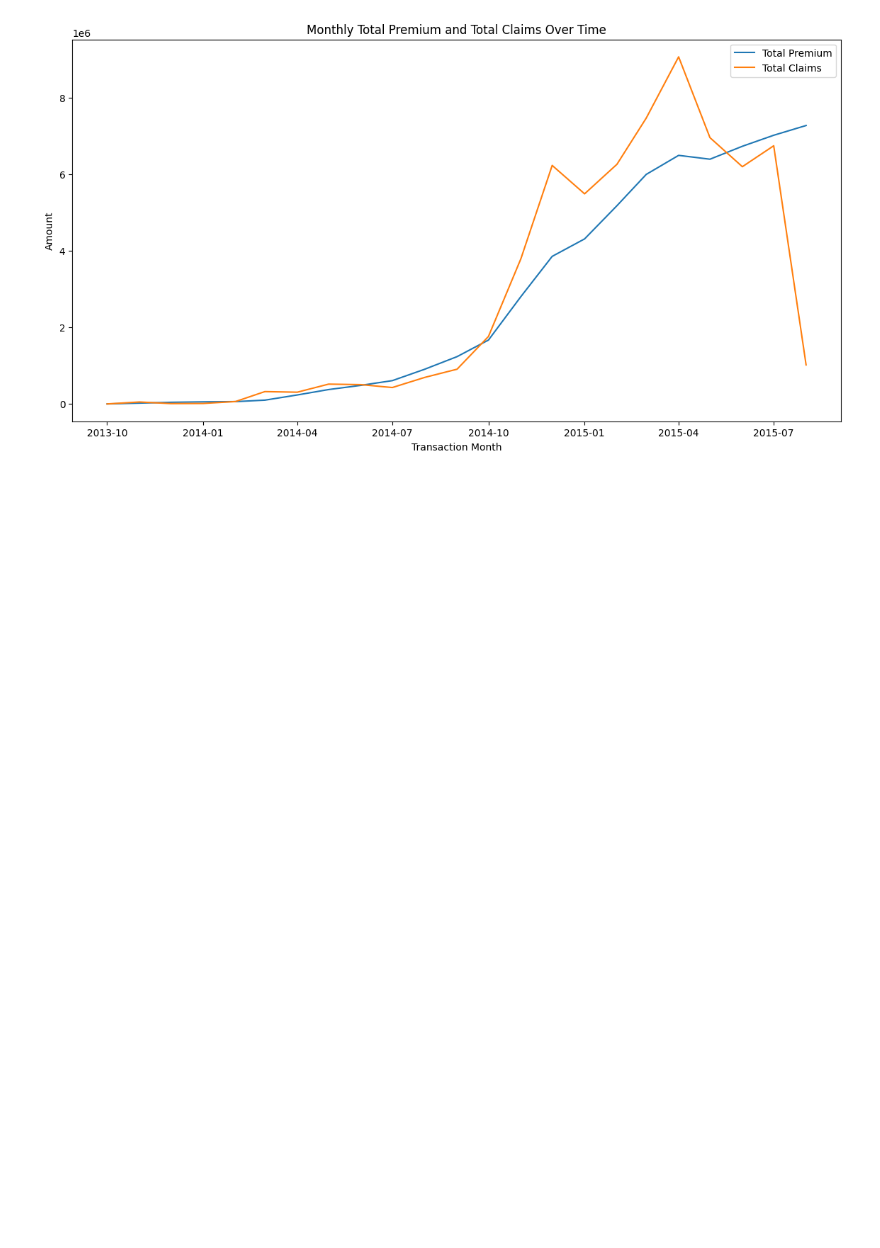
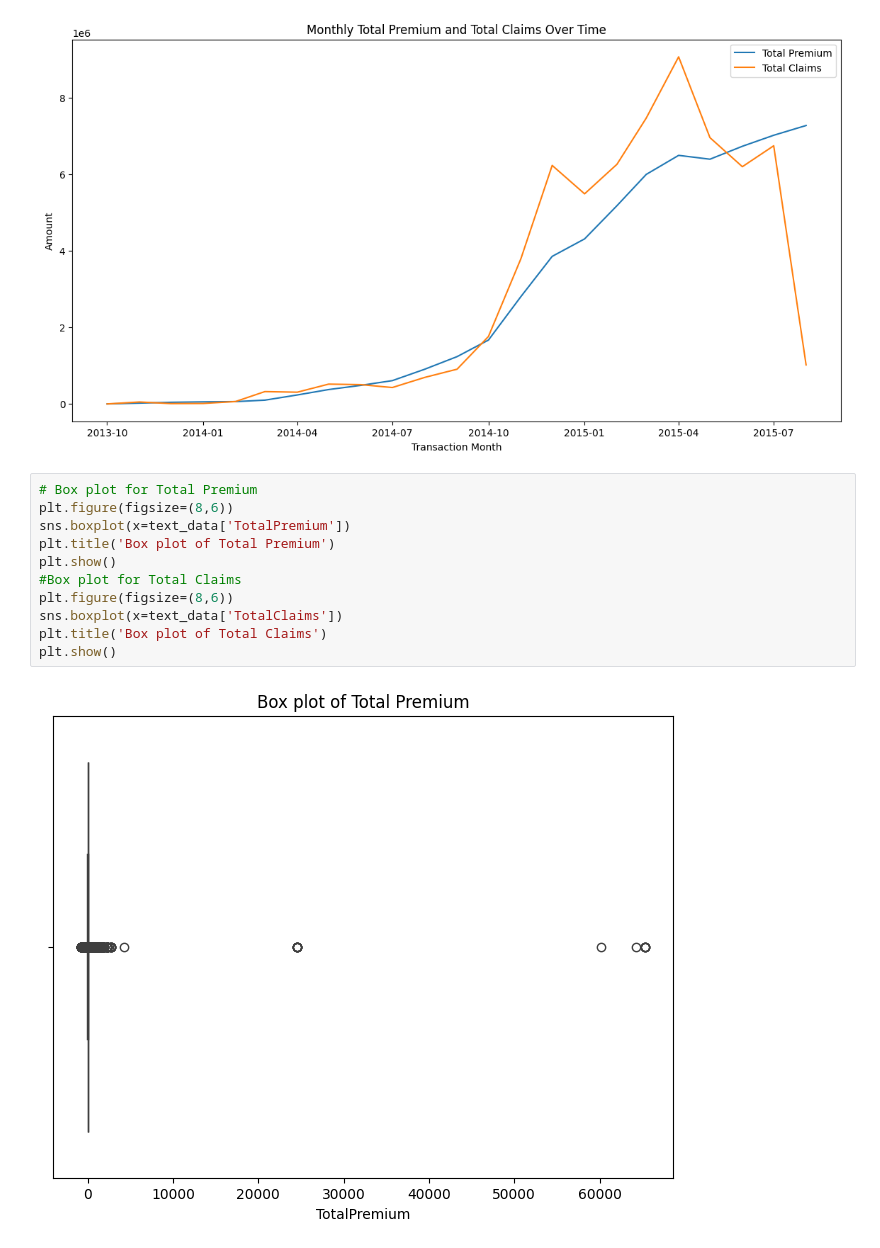
Before and after one commit to EstifanosTeklay/ACISInsuranceAnalytics, a Jupyter notebook: notebooks/ACISEda.ipynb, the cells around one changed output. Saved outputs shown, nothing was run; the diff lists cells and outputs as text; blank space fills up the shorter version.

```diff
--- a/notebooks/ACISEda.ipynb
+++ b/notebooks/ACISEda.ipynb
@@ -316,3 +317,16 @@ plt.legend()
 plt.show()
 # %% [output]
 [figure]
+# %%
+# Box plot for Total Premium
+plt.figure(figsize=(8,6))
+sns.boxplot(x=text_data['TotalPremium'])
+plt.title('Box plot of Total Premium')
+plt.show()
+#Box plot for Total Claims
+plt.figure(figsize=(8,6))
+sns.boxplot(x=text_data['TotalClaims'])
+plt.title('Box plot of Total Claims')
+plt.show()
+# %% [output]
+[figure, added]
```
Also changed, not shown: parts of 3 cells of this notebook.
